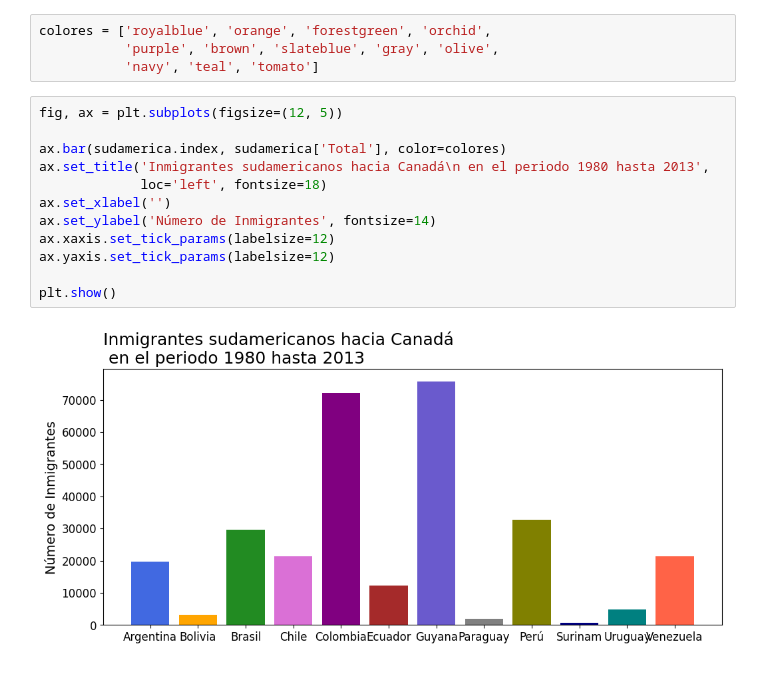
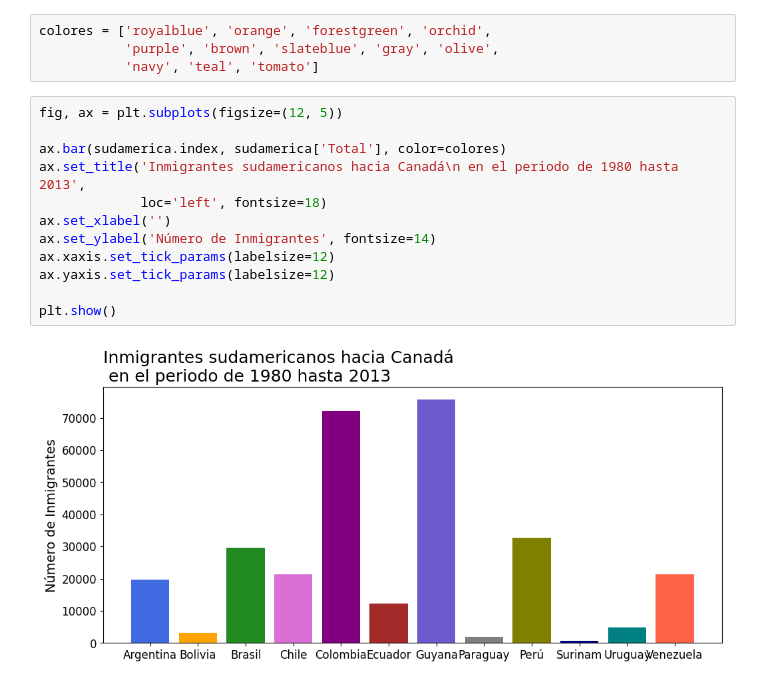
Before and after one commit to valerojuan18/pythonForDataScience, a Jupyter notebook: Visualización_de_datos.ipynb, the cells around one changed output. Drawn from its saved outputs; the diff is of its cells as text.

```diff
--- a/Visualización_de_datos.ipynb
+++ b/Visualización_de_datos.ipynb
@@ -259,14 +259,14 @@ colores = ['royalblue', 'orange', 'forestgreen', 'orchid',
 # %%
 fig, ax = plt.subplots(figsize=(12, 5))
 
 ax.bar(sudamerica.index, sudamerica['Total'], color=colores)
-ax.set_title('Inmigrantes sudamericanos hacia Canadá\n en el periodo 1980 hasta 2013',
+ax.set_title('Inmigrantes sudamericanos hacia Canadá\n en el periodo de 1980 hasta 2013',
              loc='left', fontsize=18)
 ax.set_xlabel('')
 ax.set_ylabel('Número de Inmigrantes', fontsize=14)
 ax.xaxis.set_tick_params(labelsize=12)
 ax.yaxis.set_tick_params(labelsize=12)
 
 plt.show()
 # %% [output]
-[figure, old version]
+[figure, new version]
```
Also changed, not shown: parts of 5 cells of this notebook.
